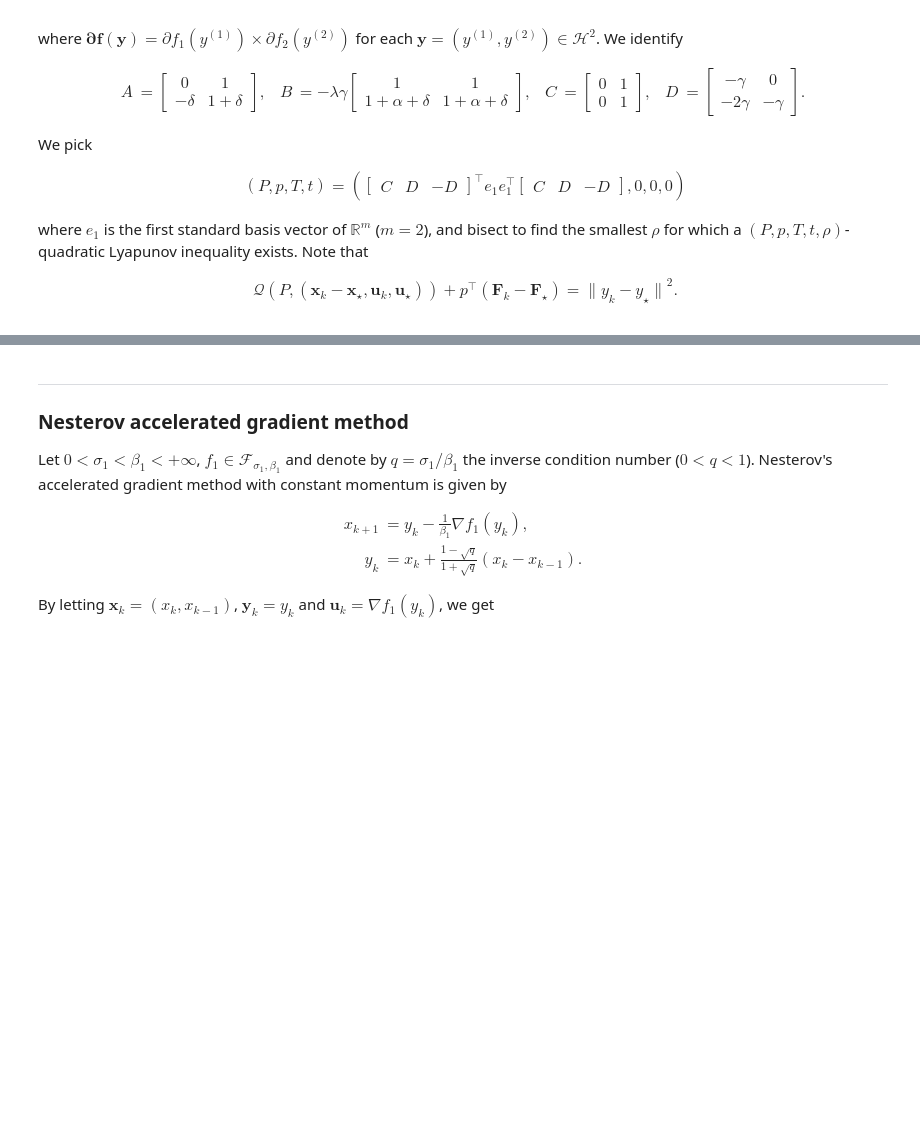
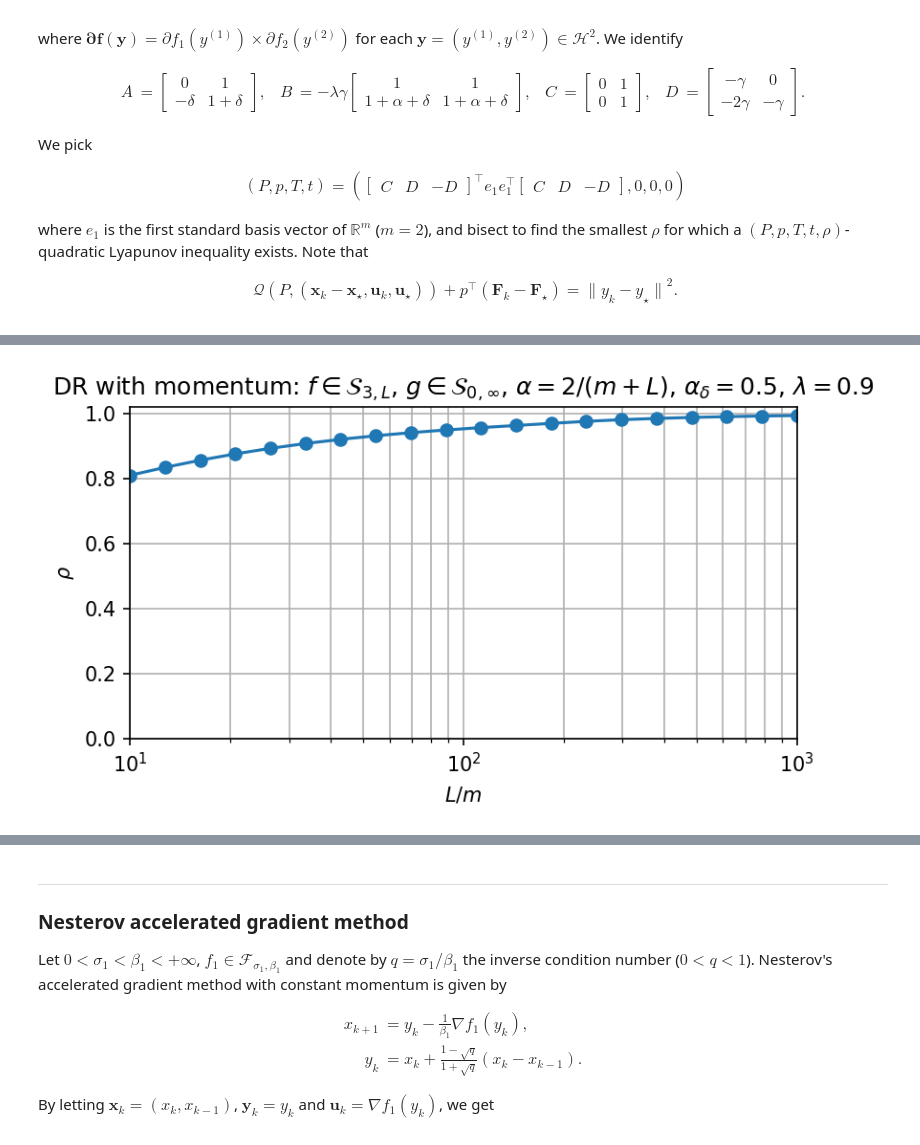
Before and after one commit to LenD123/UpBanTie_TightLyap_testing, a Jupyter notebook: notebook.ipynb, the cells around one changed output, grey strips where cells are left out. Drawn from its saved outputs; the diff is of its cells as text; code cells hidden in the pictures; blank space fills up the shorter version.

```diff
--- a/notebook.ipynb
+++ b/notebook.ipynb
@@ -614,7 +663,7 @@ for gamma in np.linspace(0.01,1,100):
         if not has_Slater(A,B,C,D,list_of_sigmas_and_betas):
             continue
 
-        PEP_rho = bisection(A,B,C,D,L,P,p,T,t,tol=0.001)
+        PEP_rho = bisection(A,B,C,D,L,P,p,T,t,tol=1e-9)
         if PEP_rho == -1:
             continue
 
@@ -1218,0 +1191,90 @@ fig.tight_layout()
+# %%
+
+# --- fixed problem class ---
+m_sc = 3.0                 # m in S_{m,L}
+alpha_delt = 0.5           # momentum parameter (your "delta" in choice)
+lambd = 0.9
+
+# --- sweep kappa = L/m ---
+nPts = 20
+kappa_vec = np.logspace(1, 3, nPts)        # 1e1 ... 1e3
+L_vec = m_sc * kappa_vec
+
+rho_vec = np.full(nPts, np.nan)
+
+slater_fails = 0
+bisect_fails = 0
+kept = 0
+
+for i, Lsmooth in enumerate(L_vec):
+    sigma = m_sc
+    beta  = float(Lsmooth)                 # beta plays role of L
+
+    list_of_sigmas_and_betas = [(sigma, beta), (0, float("inf"))]
+    L_interp = get_product_interpolation(list_of_sigmas_and_betas)
+
+    # alpha = 2/(m+L)
+    alpha = 2.0 / (m_sc + Lsmooth)
+
+    # IMPORTANT: your select_algorithm signature is (algo_id, gamma, delta, alpha, lambda)
+    # Here we set gamma = alpha (DR stepsize), delta = alpha_delt (momentum), alpha = alpha_delt (as requested)
+    choice = ("Douglas-Rachford_momentum", alpha, alpha_delt, alpha_delt, lambd)
+    A, B, C, D = select_algorithm(choice)
+
+    m_alg = C.shape[0]
+    n = C.shape[1]
+
+    # Same P construction you used
+    temp = np.block([C, D, -D])
+    mid = np.zeros((m_alg, m_alg)); mid[0, 0] = 1.0
+    P = temp.T @ mid @ temp
+
+    p = np.zeros((m_alg, 1))
+    T = np.zeros((n + 2*m_alg, n + 2*m_alg))
+    t = np.zeros((m_alg, 1))
+
+    if not has_Slater(A, B, C, D, list_of_sigmas_and_betas):
+        slater_fails += 1
+        continue
+
+    rho_sq = bisection(A, B, C, D, L_interp, P, p, T, t, tol=1e-5)
+    if rho_sq == -1 or rho_sq is None:
+        bisect_fails += 1
+        continue
+
+    rho_sq = float(rho_sq)
+    if not np.isfinite(rho_sq) or rho_sq < 0:
+        bisect_fails += 1
+        continue
+
+    rho_vec[i] = np.sqrt(rho_sq)
+    kept += 1
+
+print("Requested points:", nPts)
+print("Kept points:     ", kept)
+print("Slater fails:    ", slater_fails)
+print("Bisection fails: ", bisect_fails)
+
+# --- plot ---
+fig, ax = plt.subplots(dpi=150, figsize=(6, 3))
+ax.semilogx(kappa_vec, rho_vec, "o-")
+ax.grid(True, which="both")
+ax.set_xlim([1e1, 1e3])
+ax.set_ylim([0, 1.02])
+ax.set_xlabel(r"$L/m$")
+ax.set_ylabel(r"$\rho$")
+ax.set_title(r"DR with momentum: $f\in\mathcal{S}_{3,L}$, $g\in\mathcal{S}_{0,\infty}$, "
+             r"$\alpha=2/(m+L)$, $\alpha_\delta=0.5$, $\lambda=0.9$")
+plt.show()
+
+# In your setup, L_over_m_grid is exactly kappa_vec
+kappa_vec = L_over_m_grid
+
+# Save as column vectors (MATLAB-friendly)
+savemat("py_rho_vs_kappa_DRM.mat", {
+    "kappa_vec": kappa_vec.reshape(-1, 1),
+    "PEP_rho":   rho_vec.reshape(-1, 1),
+})
+
+print("Saved to py_rho_vs_kappa_DRM.mat")
+# %% [output]
@@ -1218,0 +1285 @@ fig.tight_layout()
+[figure, added]
```
Also changed, not shown: parts of 12 cells of this notebook.
